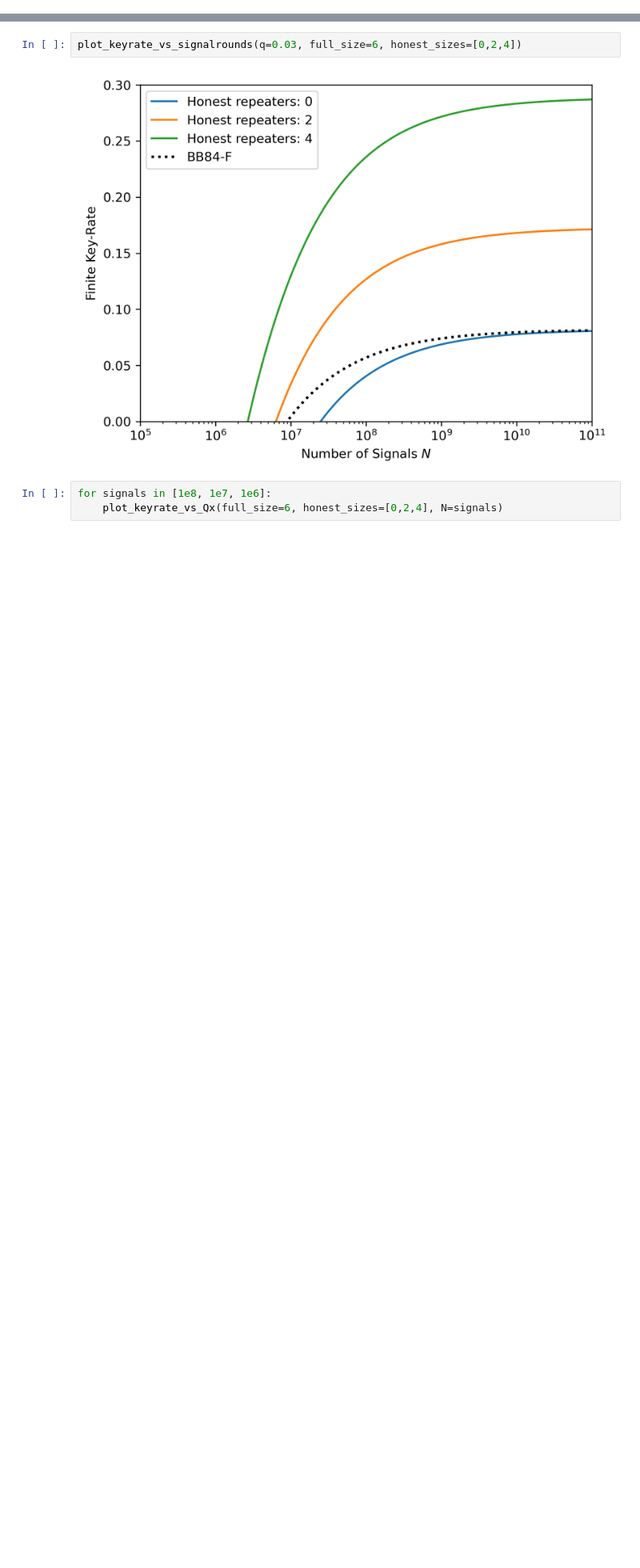
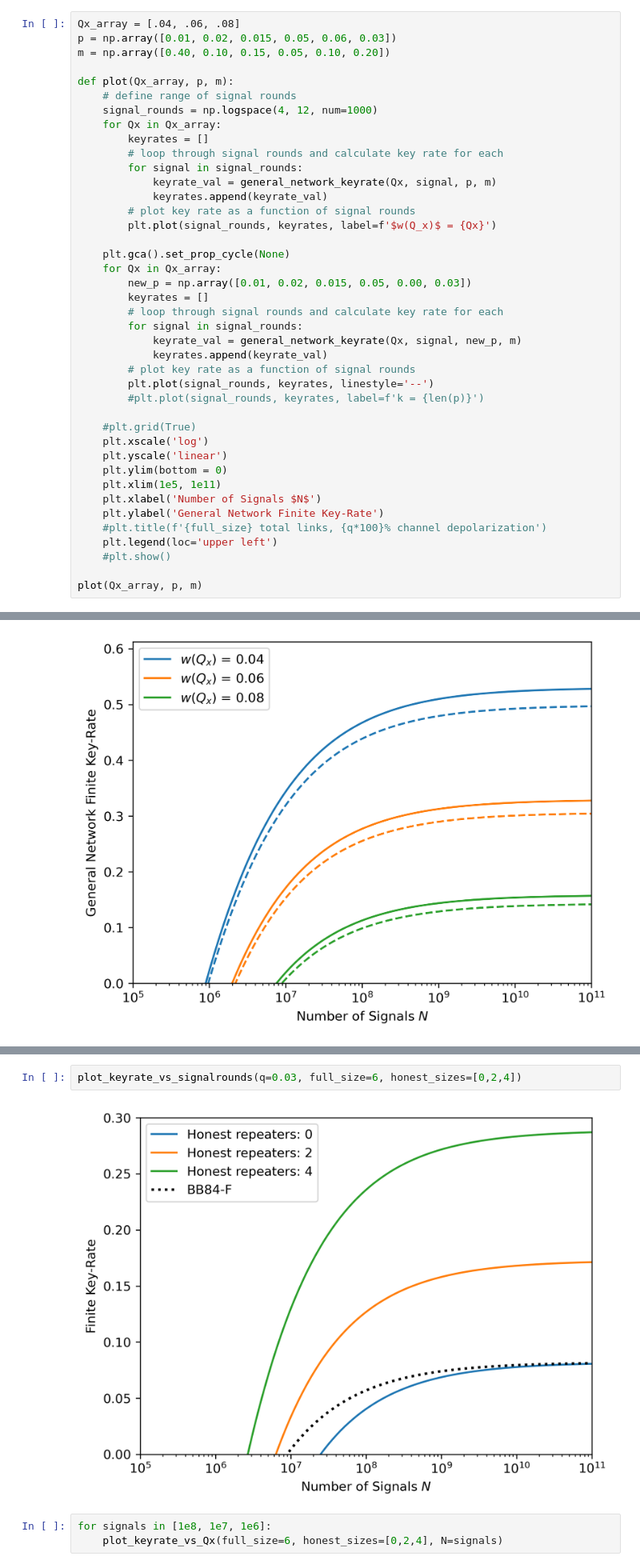
Before and after one commit to AdrianHarkness/Repeater-Security, a Jupyter notebook: Keyrate_Plots.ipynb, the cells around one changed output, grey strips where cells are left out. Shown at 80% size. Drawn from its saved outputs; the diff is of its cells as text; blank space fills up the shorter version.

```diff
--- a/Keyrate_Plots.ipynb
+++ b/Keyrate_Plots.ipynb
@@ -2,0 +56,42 @@ from Keyrate_Evaluation import *
+# %%
+Qx_array = [.04, .06, .08]
+p = np.array([0.01, 0.02, 0.015, 0.05, 0.06, 0.03])
+m = np.array([0.40, 0.10, 0.15, 0.05, 0.10, 0.20])
+
+def plot(Qx_array, p, m):
+    # define range of signal rounds
+    signal_rounds = np.logspace(4, 12, num=1000)
+    for Qx in Qx_array:
+        keyrates = []
+        # loop through signal rounds and calculate key rate for each
+        for signal in signal_rounds:
+            keyrate_val = general_network_keyrate(Qx, signal, p, m)
+            keyrates.append(keyrate_val)
+        # plot key rate as a function of signal rounds
+        plt.plot(signal_rounds, keyrates, label=f'$w(Q_x)$ = {Qx}')
+
+    plt.gca().set_prop_cycle(None)
+    for Qx in Qx_array:
+        new_p = np.array([0.01, 0.02, 0.015, 0.05, 0.00, 0.03])
+        keyrates = []
+        # loop through signal rounds and calculate key rate for each
+        for signal in signal_rounds:
+            keyrate_val = general_network_keyrate(Qx, signal, new_p, m)
+            keyrates.append(keyrate_val)
+        # plot key rate as a function of signal rounds
+        plt.plot(signal_rounds, keyrates, linestyle='--')
+        #plt.plot(signal_rounds, keyrates, label=f'k = {len(p)}')
+
+    #plt.grid(True)
+    plt.xscale('log')
+    plt.yscale('linear')
+    plt.ylim(bottom = 0)
+    plt.xlim(1e5, 1e11)
+    plt.xlabel('Number of Signals $N$')
+    plt.ylabel('General Network Finite Key-Rate')
+    #plt.title(f'{full_size} total links, {q*100}% channel depolarization')
+    plt.legend(loc='upper left')
+    #plt.show()
+
+plot(Qx_array, p, m)
+# %% [output]
@@ -3,3 +115,4 @@ from Keyrate_Evaluation import *
+[figure, added]
 # %%
 plot_network_noise_vs_channel_noise(full_size=6, honest_sizes=[1,2,3,4])
 # %% [output]
```
Also changed, not shown: parts of 6 cells of this notebook, 14 other files.
